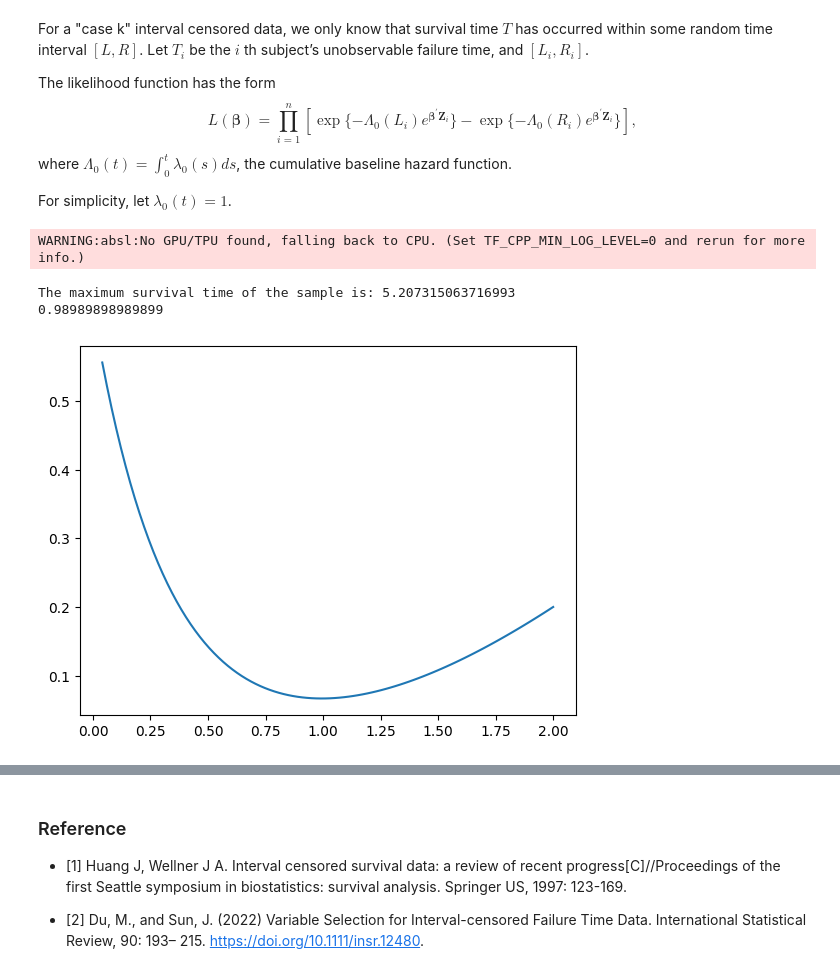
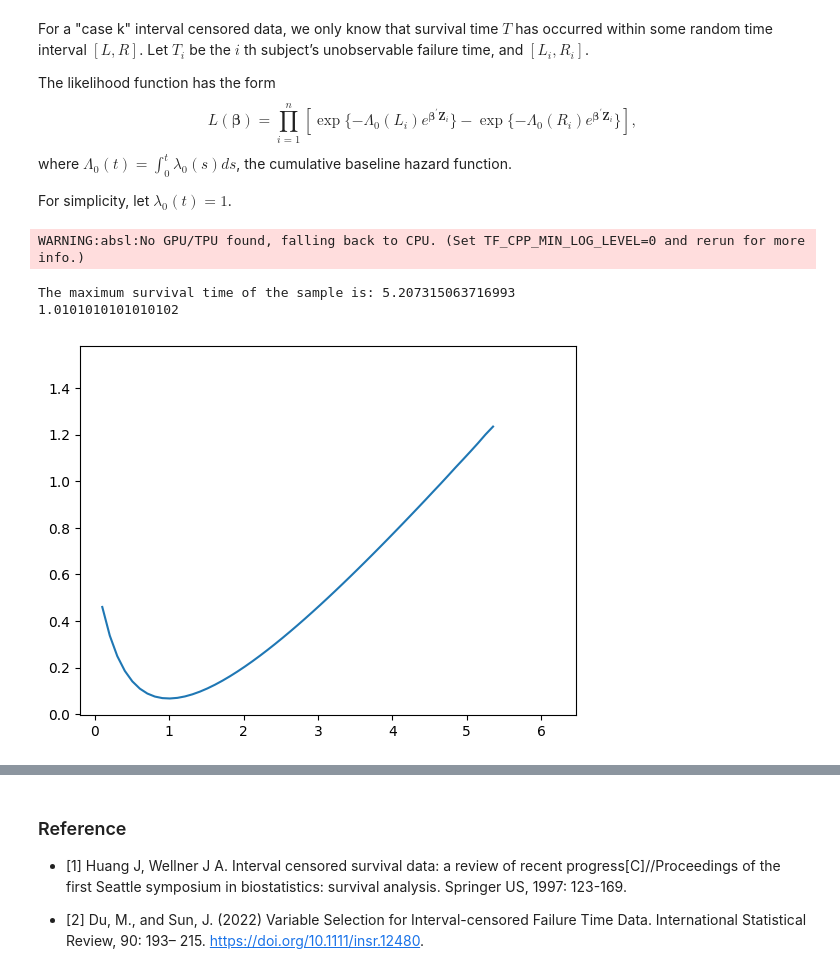
Before and after one commit to abess-team/skscope, a Jupyter notebook: docs/source/examples/Survival Models/interval-censoring.ipynb, the cells around one changed output, grey strips where cells are left out. Drawn from its saved outputs; the diff is of its cells as text; code cells hidden in the pictures.

```diff
--- a/docs/source/examples/Survival Models/interval-censoring.ipynb
+++ b/docs/source/examples/Survival Models/interval-censoring.ipynb
@@ -12,23 +12,24 @@ import numpy as np
 import numpy.random as rd
 
 
-def make_phaz_data(n, coef,rho=0.3,lam = 10, time=3, seq=10):
+def make_phaz_data(n, coef, rho=0.3, lam=10, time=3, seq=10):
     p = coef.shape[0]
     mu = np.zeros(p)
     # interval
     #a = np.random.uniform(0,time, seq)
     #a=np.append(np.array(0), np.sort(a))
     #a=np.append(a,time)
-    a=np.linspace(0,time,seq)   # fixed
+    a=np.linspace(0, time, seq)   # fixed
     #print(a)
 
     L = np.zeros(n)   # left of the censoring intervals
     R = np.zeros(n)   # right of the censoring intervals
-    Sigma = np.power(rho, np.abs(np.linspace(1, p, p) - np.linspace(1, p, p).reshape(p, 1)))
+    # Sigma = np.power(rho, np.abs(np.arange(p) - np.arange(p).reshape(p, 1)))
+    Sigma = np.diagflat(np.ones(p))
     x = rd.multivariate_normal(mu, Sigma, (n,))    # variables
-    xcoef = np.matmul(x,coef)
+    xcoef = np.matmul(x, coef)
     #print(np.max(xcoef))
-    T = -np.log(rd.uniform(0,1, (n,)))/(lam*np.exp(xcoef))   # survival time
+    T = -np.log(rd.uniform(0, 1, (n,)))/(lam*np.exp(xcoef))   # survival time
     #print(T)
     print("The maximum survival time of the sample is:", np.max(T))
     if(np.max(T)>time):
@@ -48,29 +49,29 @@ def phazard_objective(params):
     #print(xcoef)
     #print(jnp.exp(xcoef))
     #print(jnp.exp(-lam*jnp.multiply(L,jnp.exp(xcoef)))-jnp.exp(-lam*jnp.multiply(R,jnp.exp(xcoef))))
-    return -jnp.sum(jnp.log( jnp.exp(-lam*jnp.multiply(L,jnp.exp(xcoef)))-jnp.exp(-lam*jnp.multiply(R,jnp.exp(xcoef)) )))/n
+    return -jnp.mean(jnp.log(jnp.exp(-lam*jnp.multiply(L, jnp.exp(xcoef)))-jnp.exp(-lam*jnp.multiply(R,jnp.exp(xcoef)) )))
 # %%
 import matplotlib.pyplot as plt
 
 # generate data
 n, p, k, lam = 200, 1, 1, 20
 np.random.seed(1234)
 beta = np.zeros(p)
 beta[np.linspace(0, p - 1, k, dtype=int)] = [1 for _ in range(k)]
 x, L, R = make_phaz_data(n,beta,lam=20,time=10,seq=20)
 
-# plot( one dimension)
-coef = np.linspace(0,2,100)
+# plot (one dimension)
+coef = np.linspace(0, 10, 100)
 y = np.zeros_like(coef)
 for i in range(len(y)):
     y[i] = phazard_objective(np.array([coef[i]]))
 plt.plot(coef,y)
 print(coef[np.argmin(y)])
 # %% [output]
 WARNING:absl:No GPU/TPU found, falling back to CPU. (Set TF_CPP_MIN_LOG_LEVEL=0 and rerun for more info.)
 The maximum survival time of the sample is: 5.207315063716993
-0.98989898989899
+1.0101010101010102
-[figure, old version]
+[figure, new version]
 # %%
 # generate data
 n, p, k, lam = 200, 2, 1, 20
```
Also changed, not shown: parts of 2 cells of this notebook.
